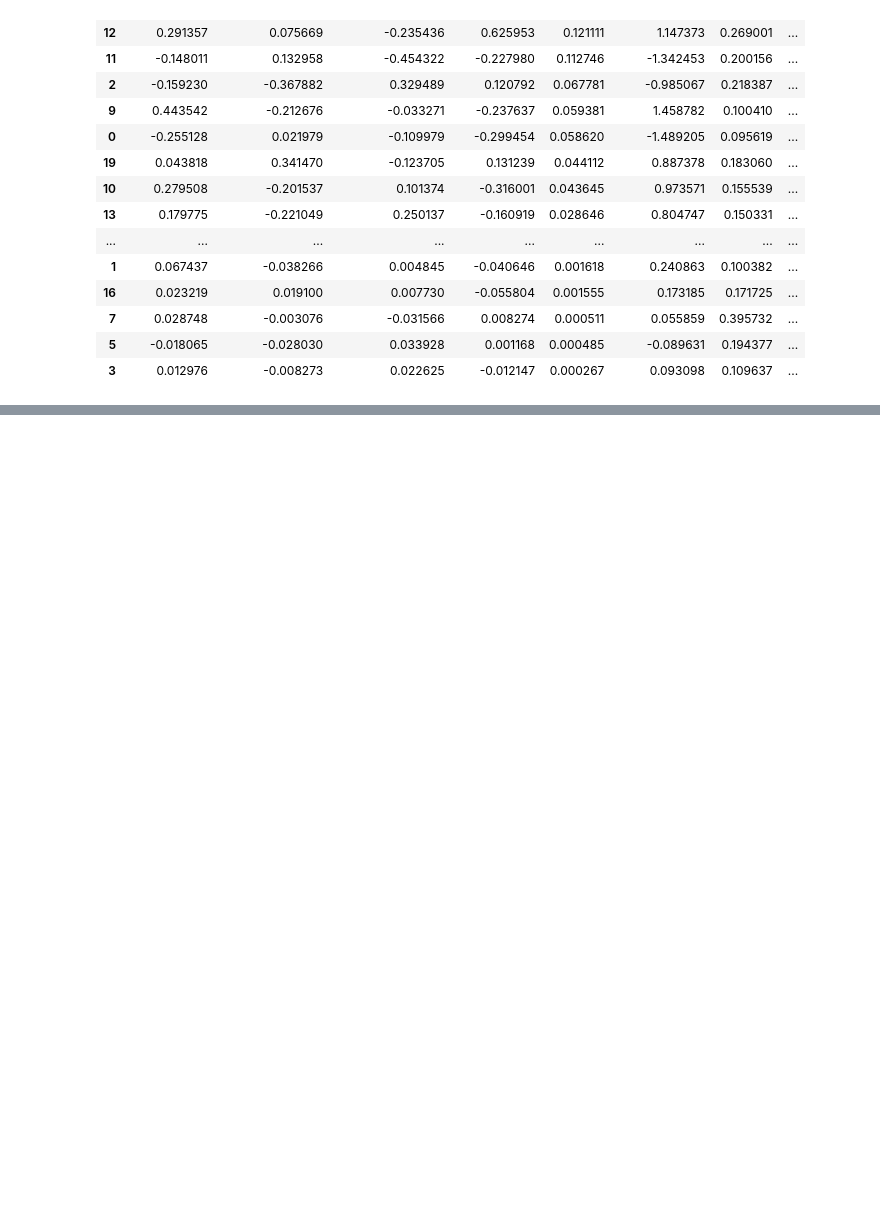
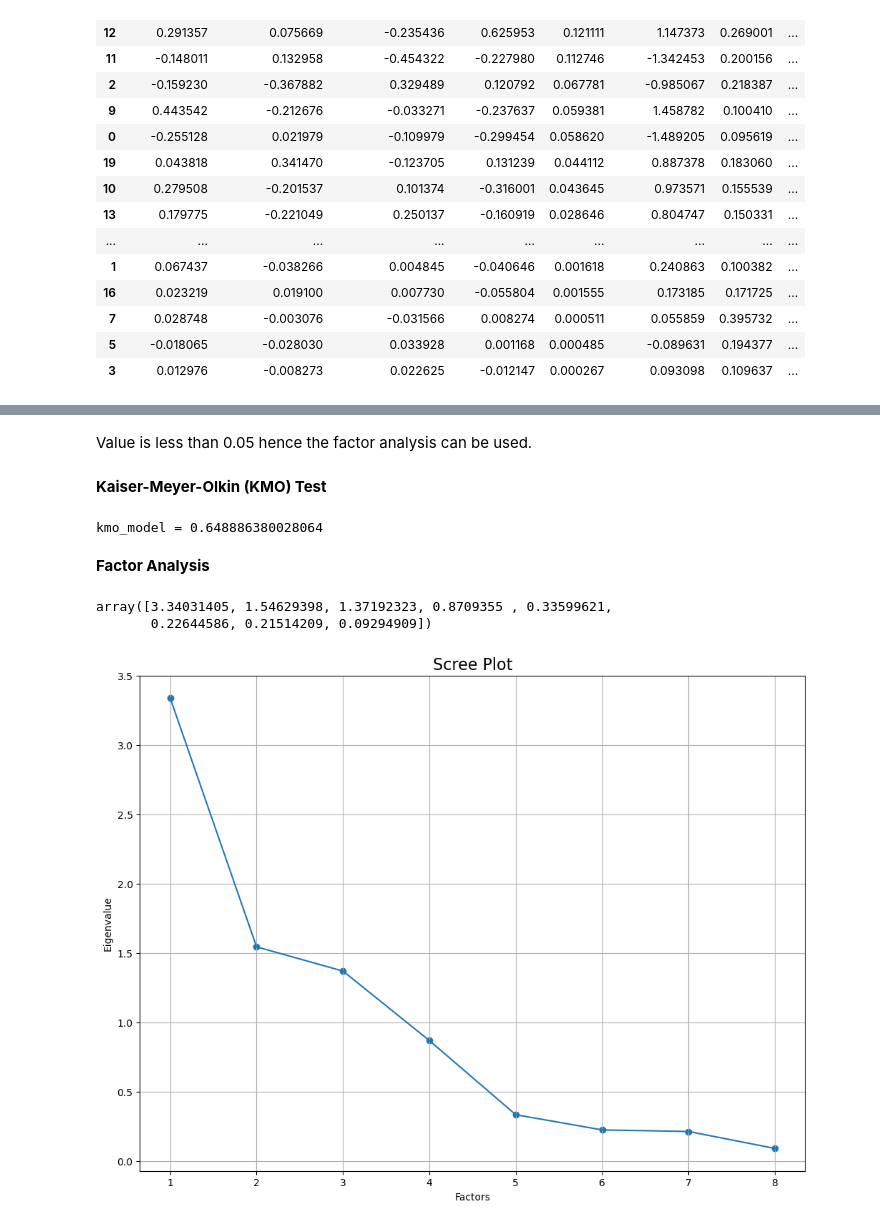
Before and after one commit to PoshanAgrawal/Finance, a Jupyter notebook: Econometrics/Linear Regression Analysis.ipynb, the cells around one changed output, grey strips where cells are left out. Drawn from its saved outputs; the diff is of its cells as text; code cells hidden in the pictures; blank space fills up the shorter version.

```diff
--- a/Econometrics/Linear Regression Analysis.ipynb
+++ b/Econometrics/Linear Regression Analysis.ipynb
@@ -279,0 +587,15 @@ inf_sum.head(30)
+# %%
+data = df[
+    [
+        "Dow_Q_EX_R",
+        "Pepsi_Q_EX_R",
+        "REV_Q_R",
+        "GOOG_Q_EX_R",
+        "BAC_Q_EX_R",
+        "WMT_Q_EX_R",
+        "GE_Q_EX_R",
+        "SBUX_Q_EX_R",
+    ]
+]
+data_normal=preprocessing.StandardScaler().fit_transform(data)
+fa= pd.DataFrame(data_normal,columns=[data.columns])
@@ -279,0 +614,33 @@ inf_sum.head(30)
+# %% [markdown]
+Value is less than 0.05 hence the factor analysis can be used.
+# %% [markdown]
+**Kaiser-Meyer-Olkin (KMO) Test**
+# %%
+kmo_all,kmo_model=calculate_kmo(fa)
+print("kmo_model =",kmo_model)
+# %% [output]
+kmo_model = 0.648886380028064
+# %% [markdown]
+**Factor Analysis**
+# %%
+# Create 8-factor object and fit data
+fa1 = FactorAnalyzer(8, rotation=None)
+fact_res = fa1.fit(fa)
+
+# Get Eigenvalues
+ev, v = fact_res.get_eigenvalues()
+ev
+# %% [output]
+array([3.34031405, 1.54629398, 1.37192323, 0.8709355 , 0.33599621,
+       0.22644586, 0.21514209, 0.09294909])
+# %%
+# Visualize eigenvalues on scree plot
+plt.scatter(range(1, fa.shape[1] + 1), ev)
+plt.plot(range(1, fa.shape[1] + 1), ev)
+plt.title("Scree Plot", {"size": 16})
+plt.xlabel("Factors")
+plt.ylabel("Eigenvalue")
+plt.grid()
+plt.show()
+# %% [output]
+[figure, added]
```
Also changed, not shown: parts of 43 cells of this notebook.
